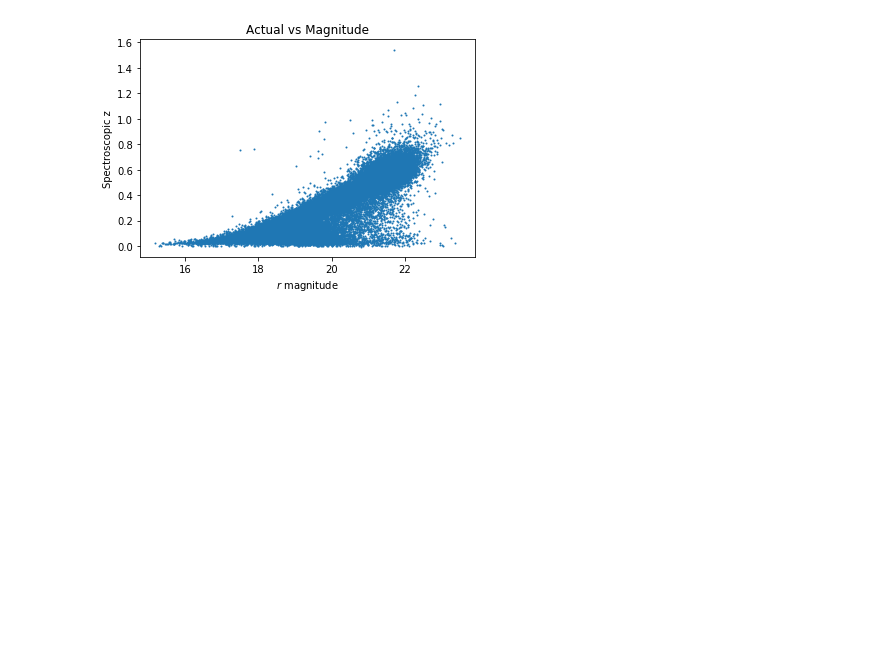
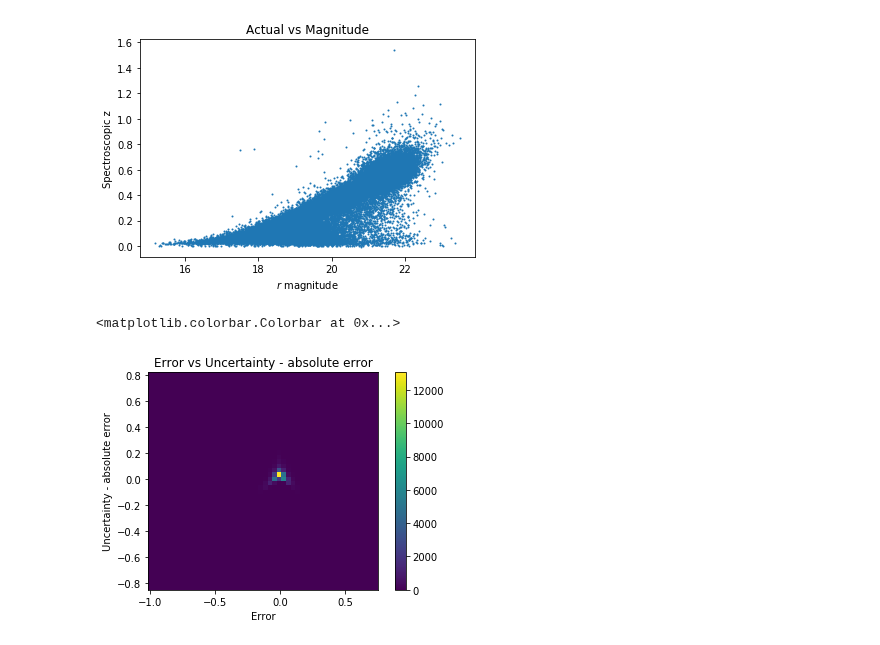
Before and after one commit to chengsoonong/mclass-sky, a Jupyter notebook: projects/jakub/Plots.ipynb, the cells around one changed output. Drawn from its saved outputs; the diff is of its cells as text; code cells hidden in the pictures; blank space fills up the shorter version.

Commit message:
Plot of Error vs Uncertainty - absolute error

```diff
--- a/projects/jakub/Plots.ipynb
+++ b/projects/jakub/Plots.ipynb
@@ -117,3 +117,17 @@ plt.title('Actual vs Magnitude')
 # %% [output]
 <matplotlib.text.Text at 0x...>
 [figure]
+# %%
+error_y = predicted_y - test_y
+
+heatmap, xedges, yedges = np.histogram2d(error_y, sigmas_y - np.abs(error_y), bins=50)
+extent = [xedges[0], xedges[-1], yedges[0], yedges[-1]]
+
+plt.imshow(heatmap.T, extent=extent, origin='lower')
+plt.xlabel('Error')
+plt.ylabel('Uncertainty - absolute error')
+plt.title('Error vs Uncertainty - absolute error')
+plt.colorbar()
+# %% [output]
+<matplotlib.colorbar.Colorbar at 0x...>
+[figure, added]
```
Also changed, not shown: parts of 1 cell of this notebook.
